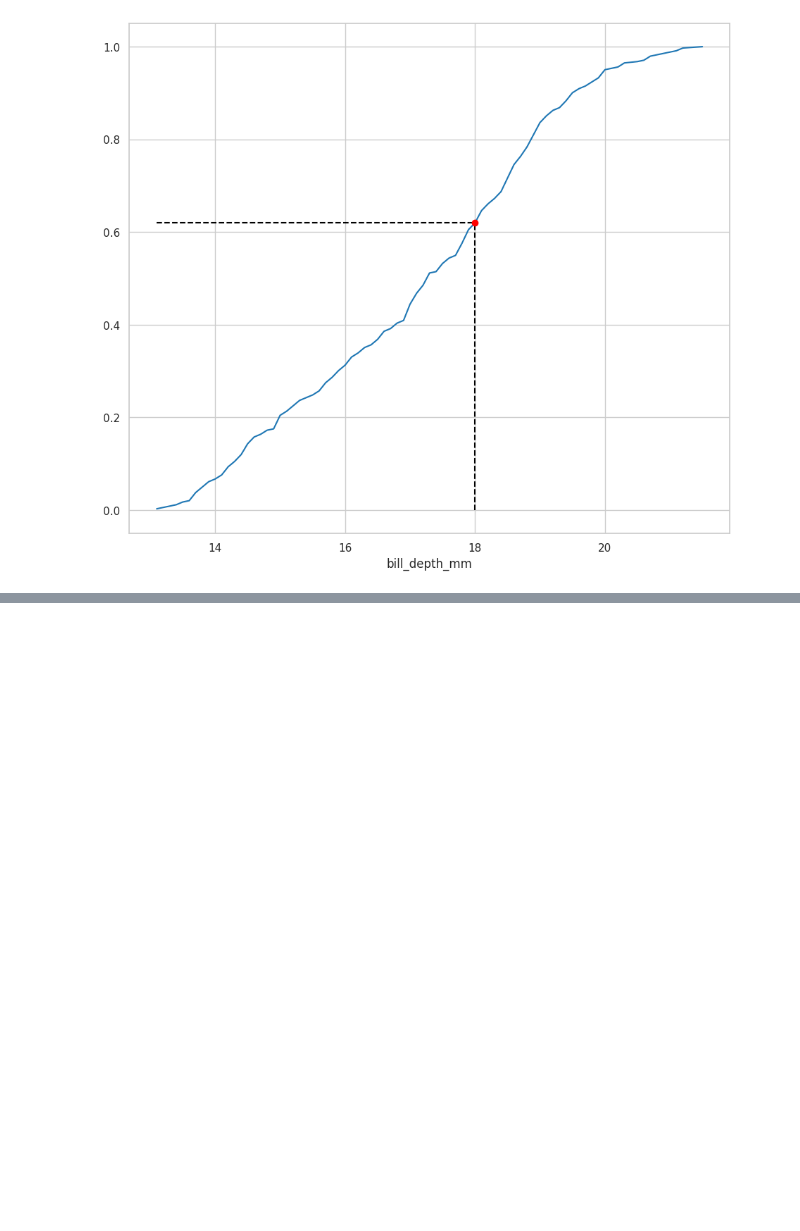
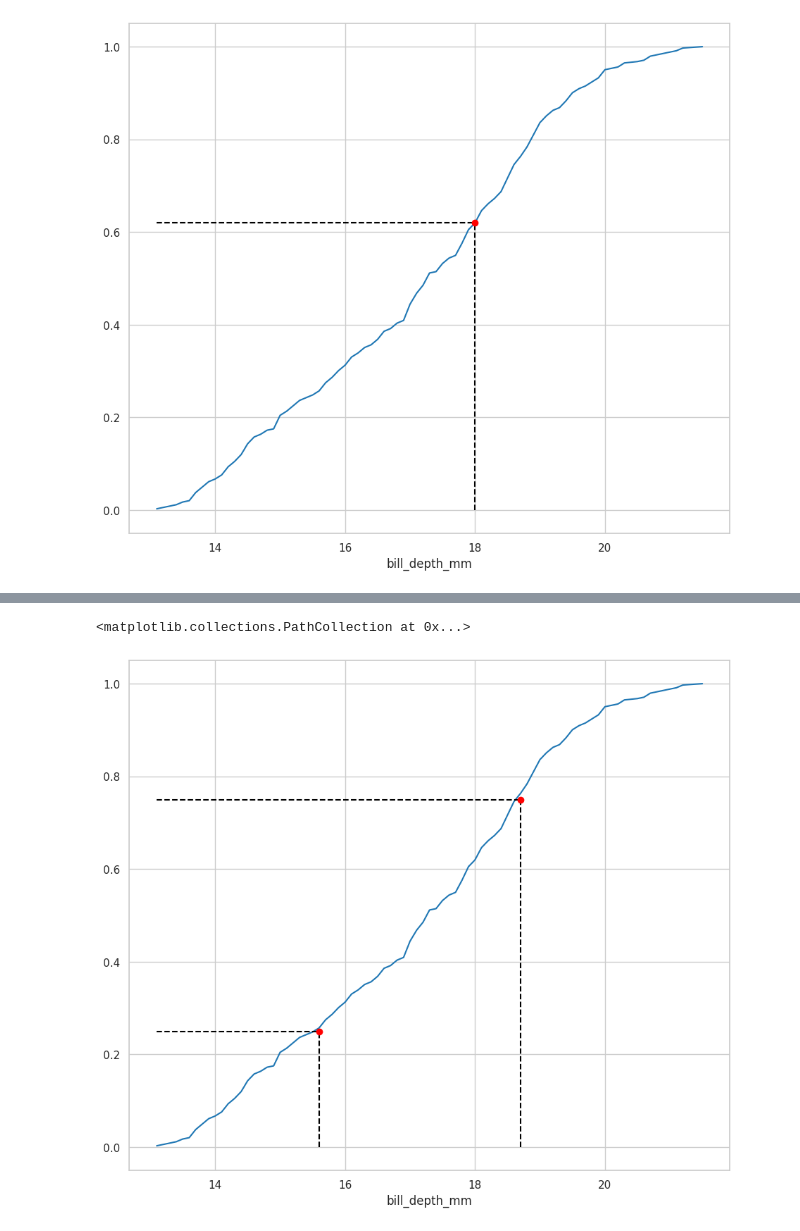
Before and after one commit to cesarmayta/BOOTCAMP_DSG1, a Jupyter notebook: dia3/06_distribuciones.ipynb, the cells around one changed output, grey strips where cells are left out. Cells and saved outputs as stored; diff of their text form; code cells hidden in the pictures; blank space fills up the shorter version.

```diff
--- a/dia3/06_distribuciones.ipynb
+++ b/dia3/06_distribuciones.ipynb
@@ -137,0 +165,33 @@ plt.plot(q,p,'ro')
+# %%
+cdf_bill_depth_mm.plot()
+
+p_1 = 0.25
+p_2 = 0.75
+
+ps = (p_1,p_2)
+qs = cdf_bill_depth_mm.inverse(ps)
+
+plt.vlines(
+    x=qs,
+    ymin=0,
+    ymax=ps,
+    color='black',
+    linestyle='dashed'
+)
+plt.hlines(
+    y=ps,
+    xmin=pmf_bill_depth_mm.qs[0],
+    xmax=qs,
+    color='black',
+    linestyle='dashed'
+)
+
+plt.scatter(
+    x=qs,
+    y=ps,
+    color='red',
+    zorder=2
+)
+# %% [output]
+<matplotlib.collections.PathCollection at 0x...>
+[figure, added]
```
Also changed, not shown: parts of 1 cell of this notebook.
